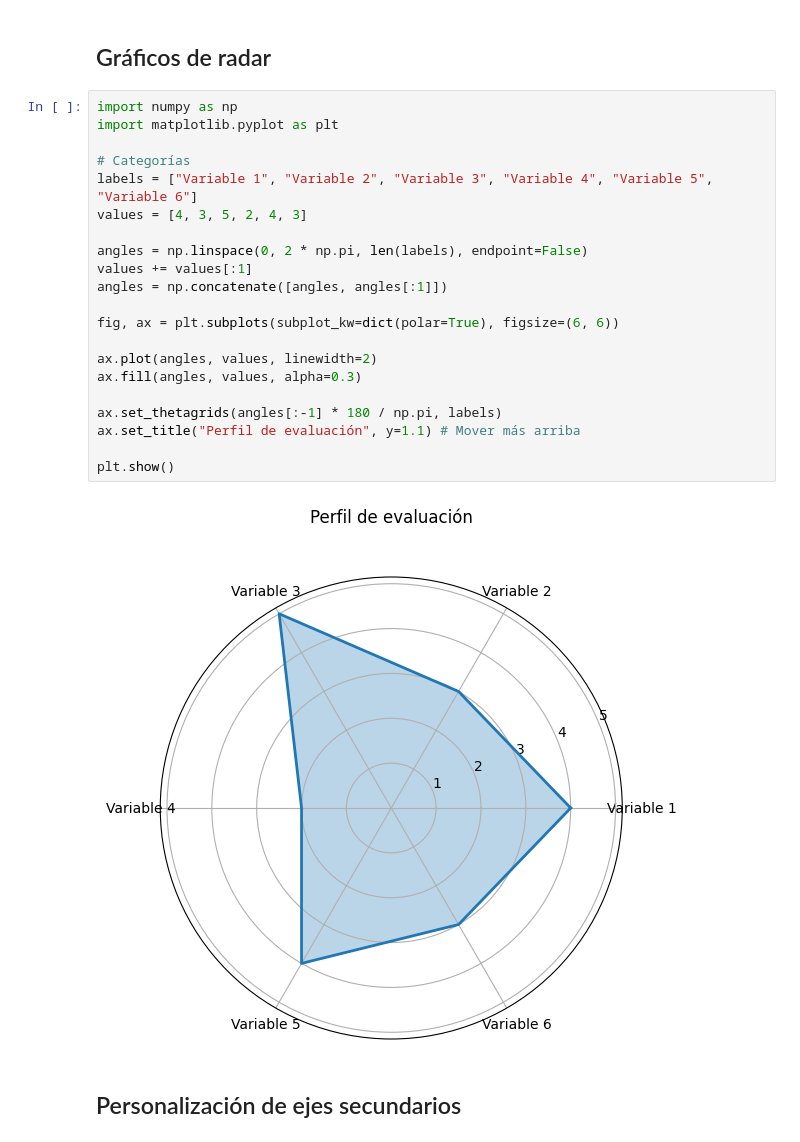
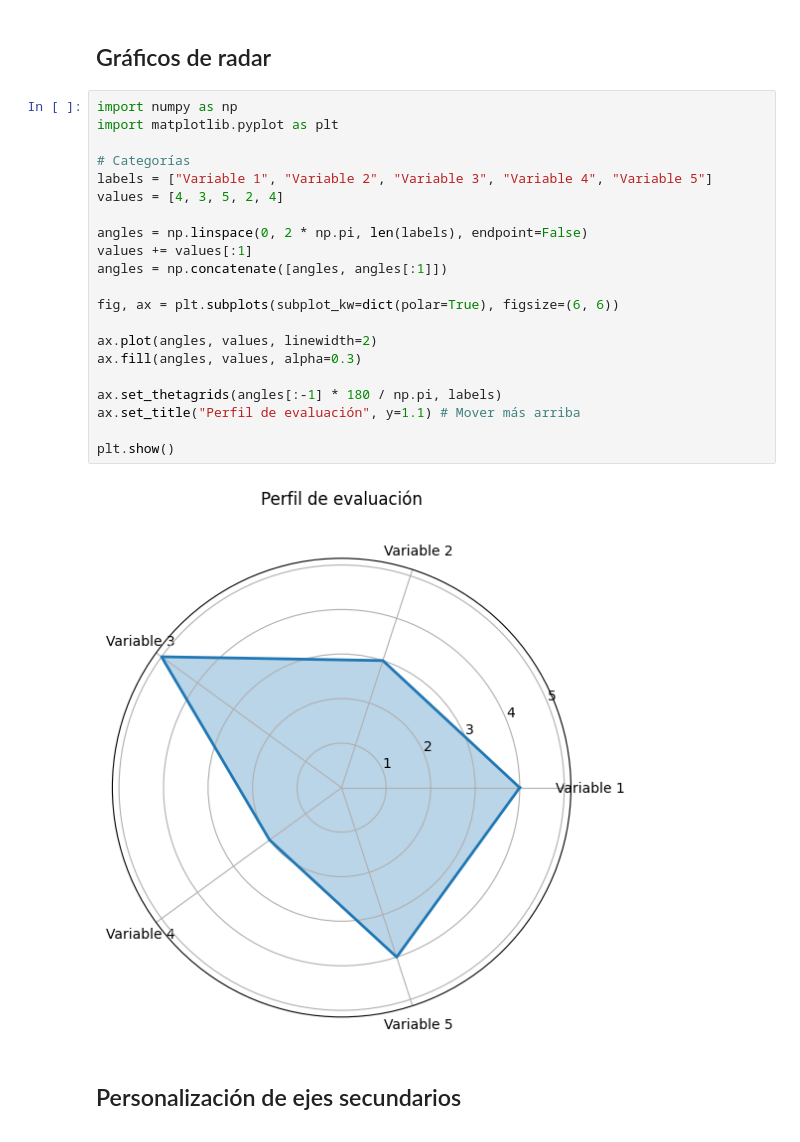
Before and after one commit to yuri19762008/000_ANALISTA_DATOS, a Jupyter notebook: Bootcamp-main/Modulo4/Leccion6/Index_M4_AE6.ipynb, the cells around one changed output. Cells and saved outputs as stored; diff of their text form.

```diff
--- a/Bootcamp-main/Modulo4/Leccion6/Index_M4_AE6.ipynb
+++ b/Bootcamp-main/Modulo4/Leccion6/Index_M4_AE6.ipynb
@@ -1085,26 +1085,26 @@ plt.show()
 # %%
 import numpy as np
 import matplotlib.pyplot as plt
 
 # Categorías
-labels = ["Variable 1", "Variable 2", "Variable 3", "Variable 4", "Variable 5", "Variable 6"]
-values = [4, 3, 5, 2, 4, 3]
+labels = ["Variable 1", "Variable 2", "Variable 3", "Variable 4", "Variable 5"]
+values = [4, 3, 5, 2, 4]
 
 angles = np.linspace(0, 2 * np.pi, len(labels), endpoint=False)
 values += values[:1]
 angles = np.concatenate([angles, angles[:1]])
 
 fig, ax = plt.subplots(subplot_kw=dict(polar=True), figsize=(6, 6))
 
 ax.plot(angles, values, linewidth=2)
 ax.fill(angles, values, alpha=0.3)
 
 ax.set_thetagrids(angles[:-1] * 180 / np.pi, labels)
 ax.set_title("Perfil de evaluación", y=1.1) # Mover más arriba
 
 plt.show()
 # %% [output]
-[figure, old version]
+[figure, new version]
 # %% [markdown]
 ## Personalización de ejes secundarios
 # %%
```
Also changed, not shown: parts of 9 cells of this notebook, 9 other files.
